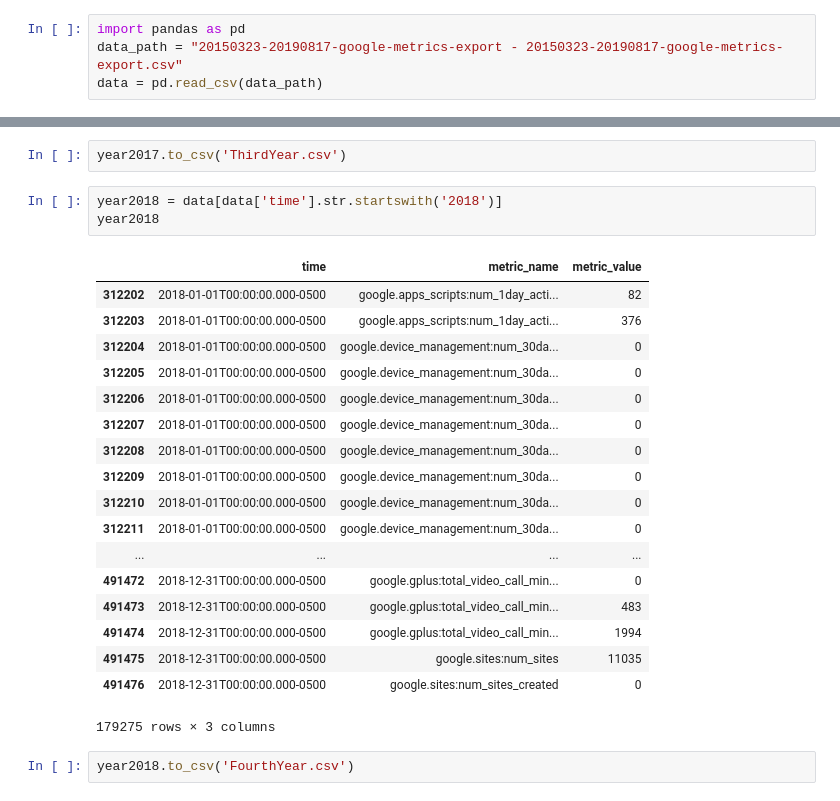
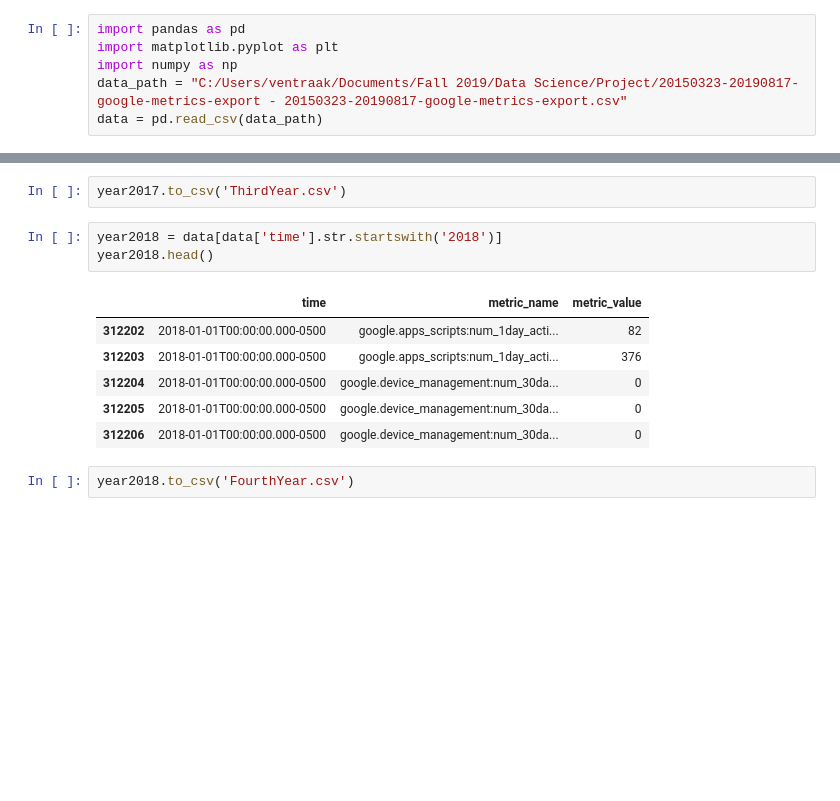
Before and after one commit to UNCG-CSE/G_Suite_Metrics, a Jupyter notebook: src/Anusha/Data description.ipynb, the cells around one changed output, grey strips where cells are left out. Saved outputs shown, nothing was run; the diff lists cells and outputs as text; blank space fills up the shorter version.

```diff
--- a/src/Anusha/Data description.ipynb
+++ b/src/Anusha/Data description.ipynb
@@ -3,6 +3,8 @@ Raw data extraction to Pandas dataframes.
 # %%
 import pandas as pd
-data_path = "20150323-20190817-google-metrics-export - 20150323-20190817-google-metrics-export.csv"
+import matplotlib.pyplot as plt
+import numpy as np
+data_path = "C:/Users/ventraak/Documents/Fall 2019/Data Science/Project/20150323-20190817-google-metrics-export - 20150323-20190817-google-metrics-export.csv"
 data = pd.read_csv(data_path)
 # %% [markdown]
 Column names
@@ -156,26 +402,14 @@ year2017
 year2017.to_csv('ThirdYear.csv')
 # %%
 year2018 = data[data['time'].str.startswith('2018')]
-year2018
+year2018.head()
 # %% [output]
 |  | time | metric_name | metric_value |
 | 312202 | 2018-01-01T00:00:00.000-0500 | google.apps_scripts:num_1day_acti... | 82 |
 | 312203 | 2018-01-01T00:00:00.000-0500 | google.apps_scripts:num_1day_acti... | 376 |
 | 312204 | 2018-01-01T00:00:00.000-0500 | google.device_management:num_30da... | 0 |
 | 312205 | 2018-01-01T00:00:00.000-0500 | google.device_management:num_30da... | 0 |
 | 312206 | 2018-01-01T00:00:00.000-0500 | google.device_management:num_30da... | 0 |
-| 312207 | 2018-01-01T00:00:00.000-0500 | google.device_management:num_30da... | 0 |
-| 312208 | 2018-01-01T00:00:00.000-0500 | google.device_management:num_30da... | 0 |
-| 312209 | 2018-01-01T00:00:00.000-0500 | google.device_management:num_30da... | 0 |
-| 312210 | 2018-01-01T00:00:00.000-0500 | google.device_management:num_30da... | 0 |
-| 312211 | 2018-01-01T00:00:00.000-0500 | google.device_management:num_30da... | 0 |
-| ... | ... | ... | ... |
-| 491472 | 2018-12-31T00:00:00.000-0500 | google.gplus:total_video_call_min... | 0 |
-| 491473 | 2018-12-31T00:00:00.000-0500 | google.gplus:total_video_call_min... | 483 |
-| 491474 | 2018-12-31T00:00:00.000-0500 | google.gplus:total_video_call_min... | 1994 |
-| 491475 | 2018-12-31T00:00:00.000-0500 | google.sites:num_sites | 11035 |
-| 491476 | 2018-12-31T00:00:00.000-0500 | google.sites:num_sites_created | 0 |
-179275 rows × 3 columns
 # %%
 year2018.to_csv('FourthYear.csv')
 # %%
```
Also changed, not shown: parts of 42 cells of this notebook.
